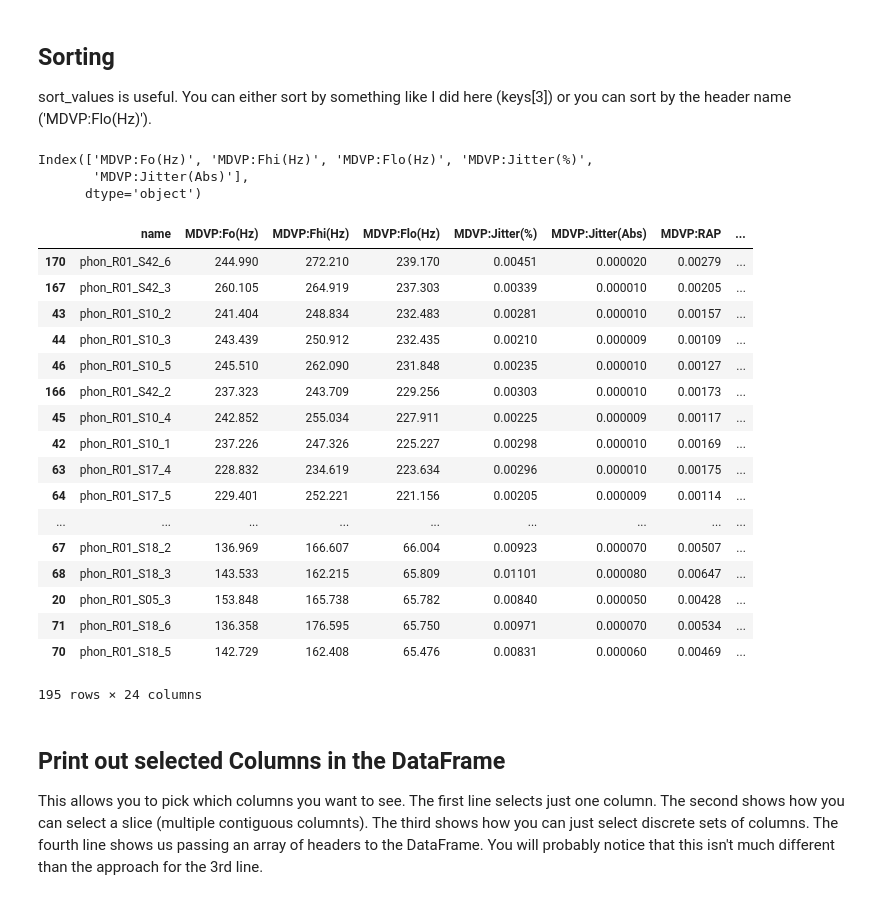
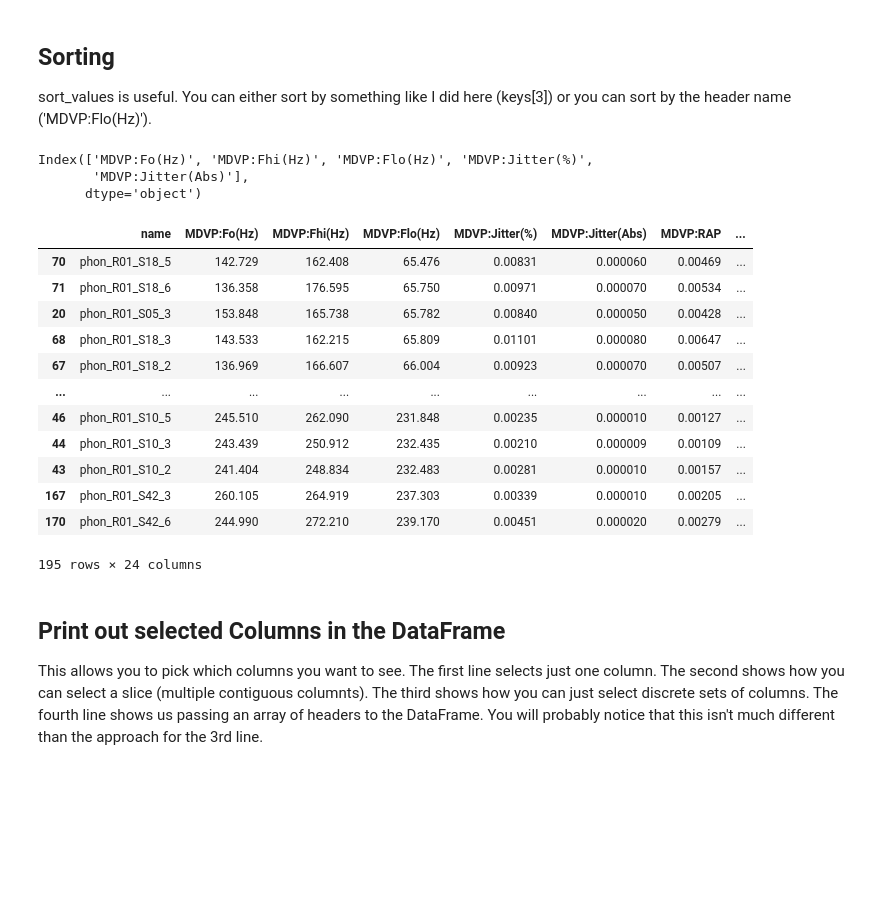
Before and after one commit to todnewman/coe_training, a Jupyter notebook: Basic_Data_Engineering.ipynb, the cells around one changed output. Saved outputs shown, nothing was run; the diff lists cells and outputs as text; code cells hidden in the pictures; blank space fills up the shorter version.

```diff
--- a/Basic_Data_Engineering.ipynb
+++ b/Basic_Data_Engineering.ipynb
@@ -139,28 +164,23 @@ Index(['name', 'MDVP:Fo(Hz)', 'MDVP:Fhi(Hz)', 'MDVP:Flo(Hz)', 'MDVP:Jitter(%)',
 sort_values is useful.  You can either sort by something like I did here (keys[3]) or you can sort by the header name ('MDVP:Flo(Hz)').
 # %%
 print (keys[1:6])
-df.sort_values(keys[3], ascending=False)
+df.sort_values(keys[3], ascending=True)
 # %% [output]
 Index(['MDVP:Fo(Hz)', 'MDVP:Fhi(Hz)', 'MDVP:Flo(Hz)', 'MDVP:Jitter(%)',
        'MDVP:Jitter(Abs)'],
       dtype='object')
 |  | name | MDVP:Fo(Hz) | MDVP:Fhi(Hz) | MDVP:Flo(Hz) | MDVP:Jitter(%) | MDVP:Jitter(Abs) | MDVP:RAP | ... |
+| 70 | phon_R01_S18_5 | 142.729 | 162.408 | 65.476 | 0.00831 | 0.000060 | 0.00469 | ... |
+| 71 | phon_R01_S18_6 | 136.358 | 176.595 | 65.750 | 0.00971 | 0.000070 | 0.00534 | ... |
+| 20 | phon_R01_S05_3 | 153.848 | 165.738 | 65.782 | 0.00840 | 0.000050 | 0.00428 | ... |
+| 68 | phon_R01_S18_3 | 143.533 | 162.215 | 65.809 | 0.01101 | 0.000080 | 0.00647 | ... |
+| 67 | phon_R01_S18_2 | 136.969 | 166.607 | 66.004 | 0.00923 | 0.000070 | 0.00507 | ... |
+| ... | ... | ... | ... | ... | ... | ... | ... | ... |
+| 46 | phon_R01_S10_5 | 245.510 | 262.090 | 231.848 | 0.00235 | 0.000010 | 0.00127 | ... |
+| 44 | phon_R01_S10_3 | 243.439 | 250.912 | 232.435 | 0.00210 | 0.000009 | 0.00109 | ... |
+| 43 | phon_R01_S10_2 | 241.404 | 248.834 | 232.483 | 0.00281 | 0.000010 | 0.00157 | ... |
+| 167 | phon_R01_S42_3 | 260.105 | 264.919 | 237.303 | 0.00339 | 0.000010 | 0.00205 | ... |
 | 170 | phon_R01_S42_6 | 244.990 | 272.210 | 239.170 | 0.00451 | 0.000020 | 0.00279 | ... |
-| 167 | phon_R01_S42_3 | 260.105 | 264.919 | 237.303 | 0.00339 | 0.000010 | 0.00205 | ... |
-| 43 | phon_R01_S10_2 | 241.404 | 248.834 | 232.483 | 0.00281 | 0.000010 | 0.00157 | ... |
-| 44 | phon_R01_S10_3 | 243.439 | 250.912 | 232.435 | 0.00210 | 0.000009 | 0.00109 | ... |
-| 46 | phon_R01_S10_5 | 245.510 | 262.090 | 231.848 | 0.00235 | 0.000010 | 0.00127 | ... |
-| 166 | phon_R01_S42_2 | 237.323 | 243.709 | 229.256 | 0.00303 | 0.000010 | 0.00173 | ... |
-| 45 | phon_R01_S10_4 | 242.852 | 255.034 | 227.911 | 0.00225 | 0.000009 | 0.00117 | ... |
-| 42 | phon_R01_S10_1 | 237.226 | 247.326 | 225.227 | 0.00298 | 0.000010 | 0.00169 | ... |
-| 63 | phon_R01_S17_4 | 228.832 | 234.619 | 223.634 | 0.00296 | 0.000010 | 0.00175 | ... |
-| 64 | phon_R01_S17_5 | 229.401 | 252.221 | 221.156 | 0.00205 | 0.000009 | 0.00114 | ... |
-| ... | ... | ... | ... | ... | ... | ... | ... | ... |
-| 67 | phon_R01_S18_2 | 136.969 | 166.607 | 66.004 | 0.00923 | 0.000070 | 0.00507 | ... |
-| 68 | phon_R01_S18_3 | 143.533 | 162.215 | 65.809 | 0.01101 | 0.000080 | 0.00647 | ... |
-| 20 | phon_R01_S05_3 | 153.848 | 165.738 | 65.782 | 0.00840 | 0.000050 | 0.00428 | ... |
-| 71 | phon_R01_S18_6 | 136.358 | 176.595 | 65.750 | 0.00971 | 0.000070 | 0.00534 | ... |
-| 70 | phon_R01_S18_5 | 142.729 | 162.408 | 65.476 | 0.00831 | 0.000060 | 0.00469 | ... |
 195 rows × 24 columns
 # %% [markdown]
 ## Print out selected Columns in the DataFrame
```
Also changed, not shown: parts of 46 cells of this notebook.
